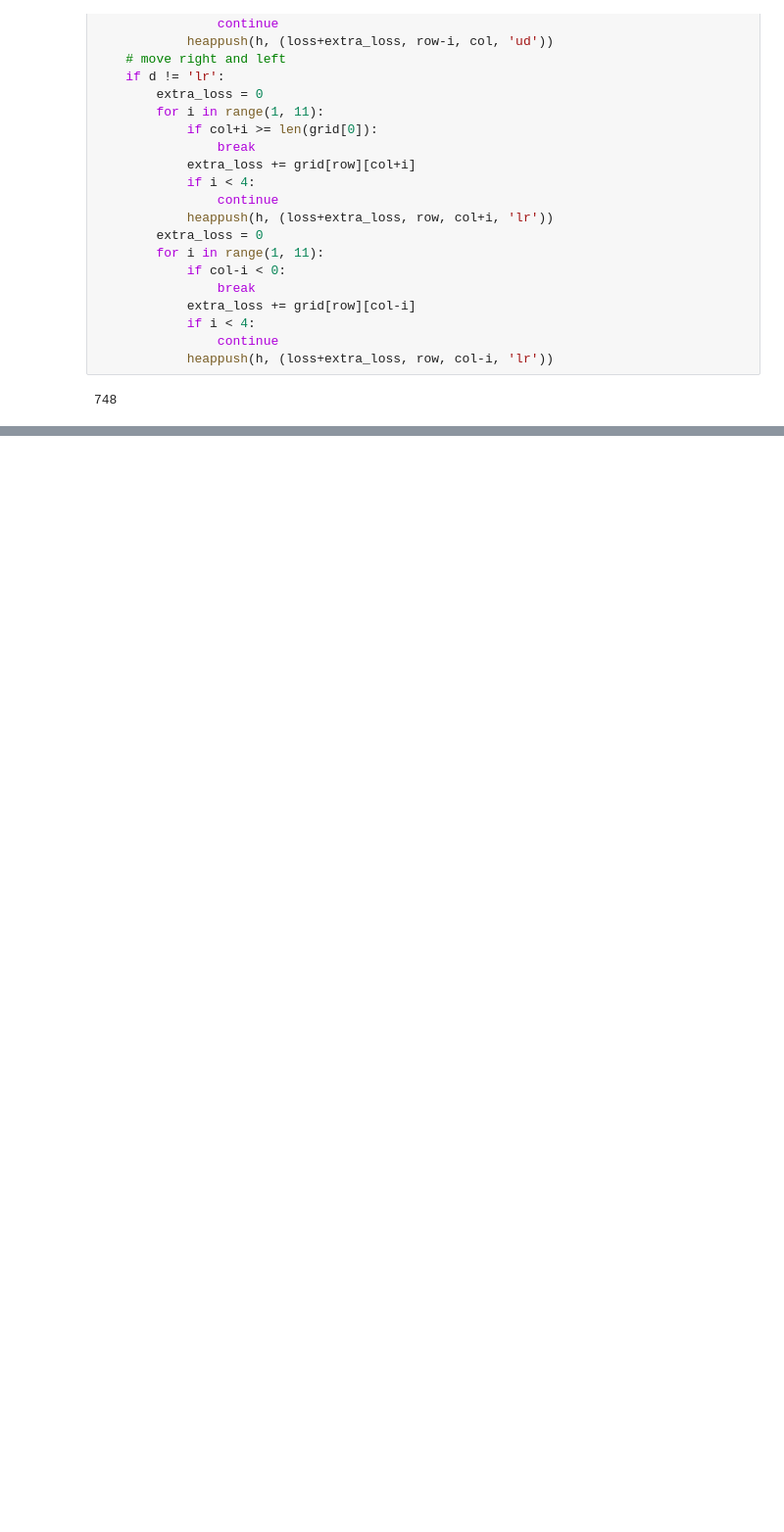
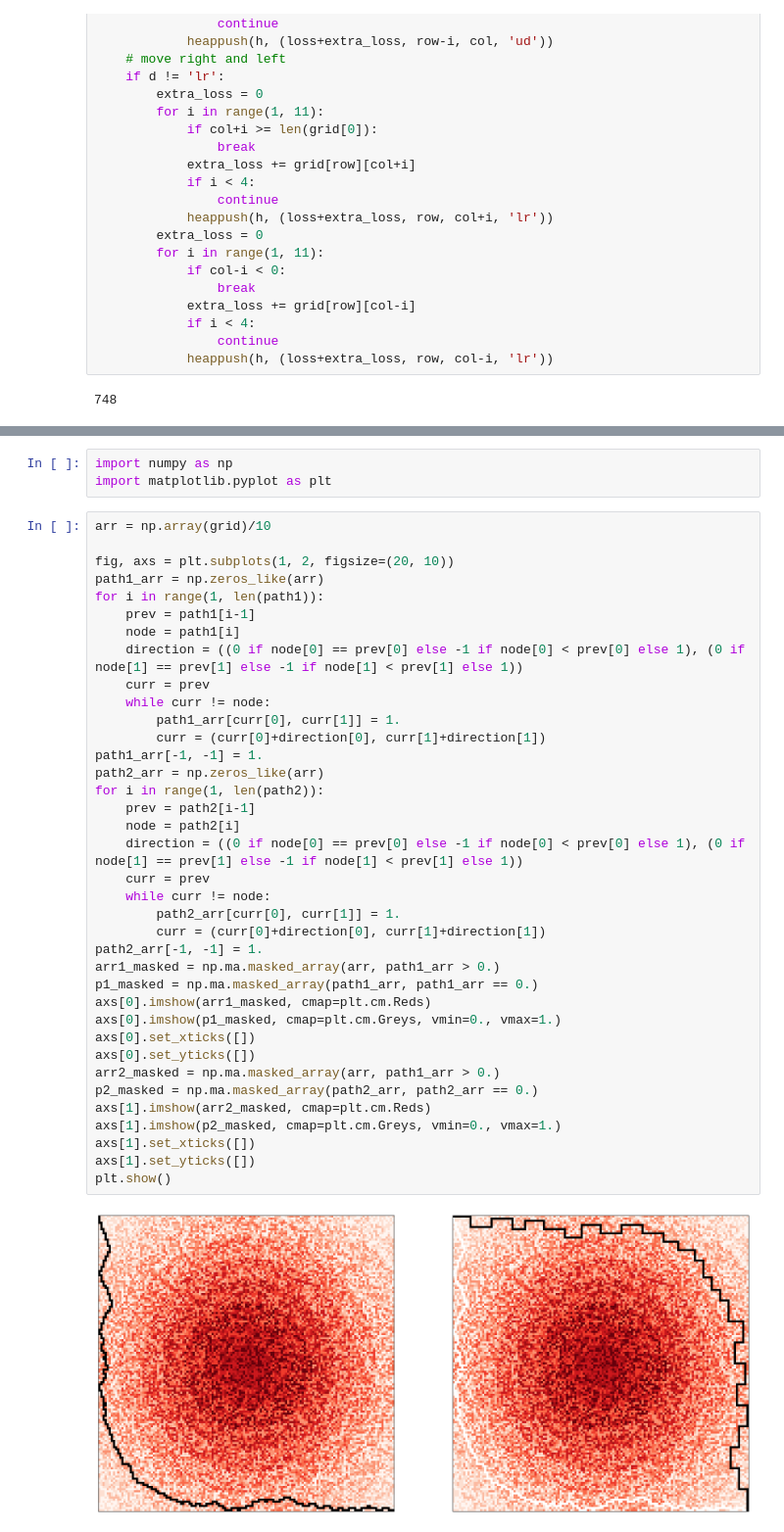
Before and after one commit to VillePuuska/AoC, a Jupyter notebook: 2023/day17.ipynb, the cells around one changed output, grey strips where cells are left out. Shown: that part at 98% size. Saved outputs shown, nothing was run; the diff lists cells and outputs as text; blank space fills up the shorter version.

Commit message:
2023 day17 path viz

```diff
--- a/2023/day17.ipynb
+++ b/2023/day17.ipynb
@@ -105,0 +210,42 @@ while h:
+# %%
+import numpy as np
+import matplotlib.pyplot as plt
+# %%
+arr = np.array(grid)/10
+
+fig, axs = plt.subplots(1, 2, figsize=(20, 10))
+path1_arr = np.zeros_like(arr)
+for i in range(1, len(path1)):
+    prev = path1[i-1]
+    node = path1[i]
+    direction = ((0 if node[0] == prev[0] else -1 if node[0] < prev[0] else 1), (0 if node[1] == prev[1] else -1 if node[1] < prev[1] else 1))
+    curr = prev
+    while curr != node:
+        path1_arr[curr[0], curr[1]] = 1.
+        curr = (curr[0]+direction[0], curr[1]+direction[1])
+path1_arr[-1, -1] = 1.
+path2_arr = np.zeros_like(arr)
+for i in range(1, len(path2)):
+    prev = path2[i-1]
+    node = path2[i]
+    direction = ((0 if node[0] == prev[0] else -1 if node[0] < prev[0] else 1), (0 if node[1] == prev[1] else -1 if node[1] < prev[1] else 1))
+    curr = prev
+    while curr != node:
+        path2_arr[curr[0], curr[1]] = 1.
+        curr = (curr[0]+direction[0], curr[1]+direction[1])
+path2_arr[-1, -1] = 1.
+arr1_masked = np.ma.masked_array(arr, path1_arr > 0.)
+p1_masked = np.ma.masked_array(path1_arr, path1_arr == 0.)
+axs[0].imshow(arr1_masked, cmap=plt.cm.Reds)
+axs[0].imshow(p1_masked, cmap=plt.cm.Greys, vmin=0., vmax=1.)
+axs[0].set_xticks([])
+axs[0].set_yticks([])
+arr2_masked = np.ma.masked_array(arr, path1_arr > 0.)
+p2_masked = np.ma.masked_array(path2_arr, path2_arr == 0.)
+axs[1].imshow(arr2_masked, cmap=plt.cm.Reds)
+axs[1].imshow(p2_masked, cmap=plt.cm.Greys, vmin=0., vmax=1.)
+axs[1].set_xticks([])
+axs[1].set_yticks([])
+plt.show()
+# %% [output]
+[figure, added]
```
Also changed, not shown: parts of 3 cells of this notebook.
